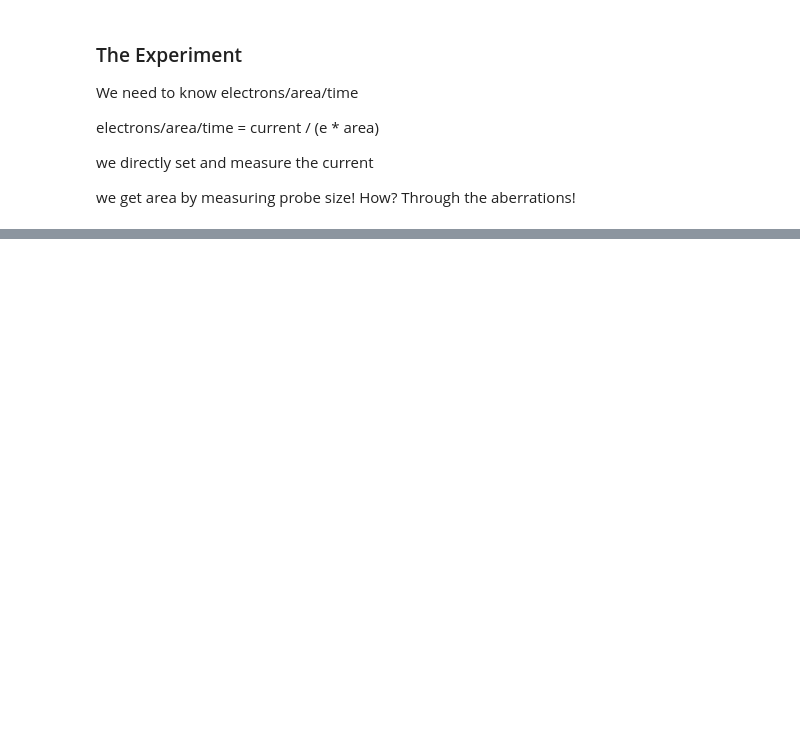
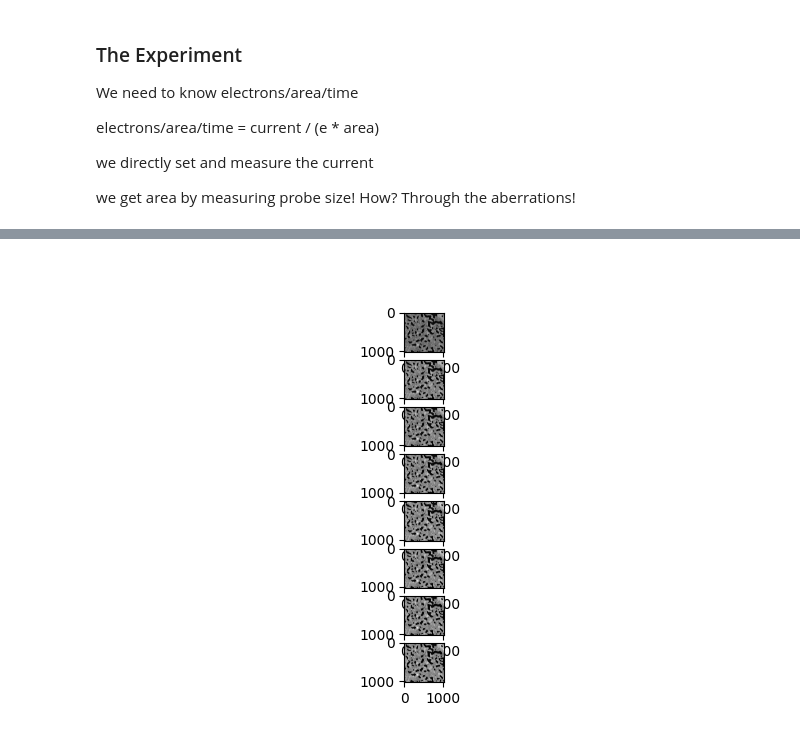
Before and after one commit to 1996suryamandalreddy-maker/asyncroscopy, a Jupyter notebook: notebooks/Fluence_Calibration.ipynb, the cells around one changed output, grey strips where cells are left out. Saved outputs shown, nothing was run; the diff lists cells and outputs as text; code cells hidden in the pictures; blank space fills up the shorter version.

```diff
--- a/notebooks/Fluence_Calibration.ipynb
+++ b/notebooks/Fluence_Calibration.ipynb
@@ -174,0 +191,31 @@ profiles = [np.sum(p, axis=0) for p in probes]
+# %%
+current_vals = [20, 40, 60, 90, 140, 200, 500, 1000]
+# current_vals = [10, 100, 500]
+measured_vals = []
+ab_list = []
+images = []
+for current in current_vals: # pA
+    # set current
+    print(f"Setting current to {current} pA")
+    tem.send_command('AS', 'set_current', {'current':current}) # pA
+
+    time.sleep(2)
+    # measure current
+    measured_current = tem.send_command('AS', 'get_current', {}) # pA
+    measured_vals.append(measured_current)
+
+    # focus
+    print("focusing...")
+    tem.send_command('AS','tune_C1A1')
+
+    # log an image
+    print("taking image...")
+    image = tem.send_command('AS','get_scanned_image', image_args)
+    images.append(image)
+
+    # get probe size
+    print("measuring aberrations...")
+    aberrations = tem.send_command(destination = 'Ceos', command = 'acquireTableau', args = {'tabType':"Enhanced", 'angle':30})
+    aberrations = json.loads(aberrations)
+    ab = aberrations['result']['aberrations']
+    ab_list.append(ab)
@@ -174,0 +366,6 @@ profiles = [np.sum(p, axis=0) for p in probes]
+# %%
+fig, ax = plt.subplots(len(images),1)
+for i, image in enumerate(images):
+    ax[i].imshow(image, cmap="gray")
+# %% [output]
+[figure, added]
```
Also changed, not shown: parts of 15 cells of this notebook, 4 other files.
